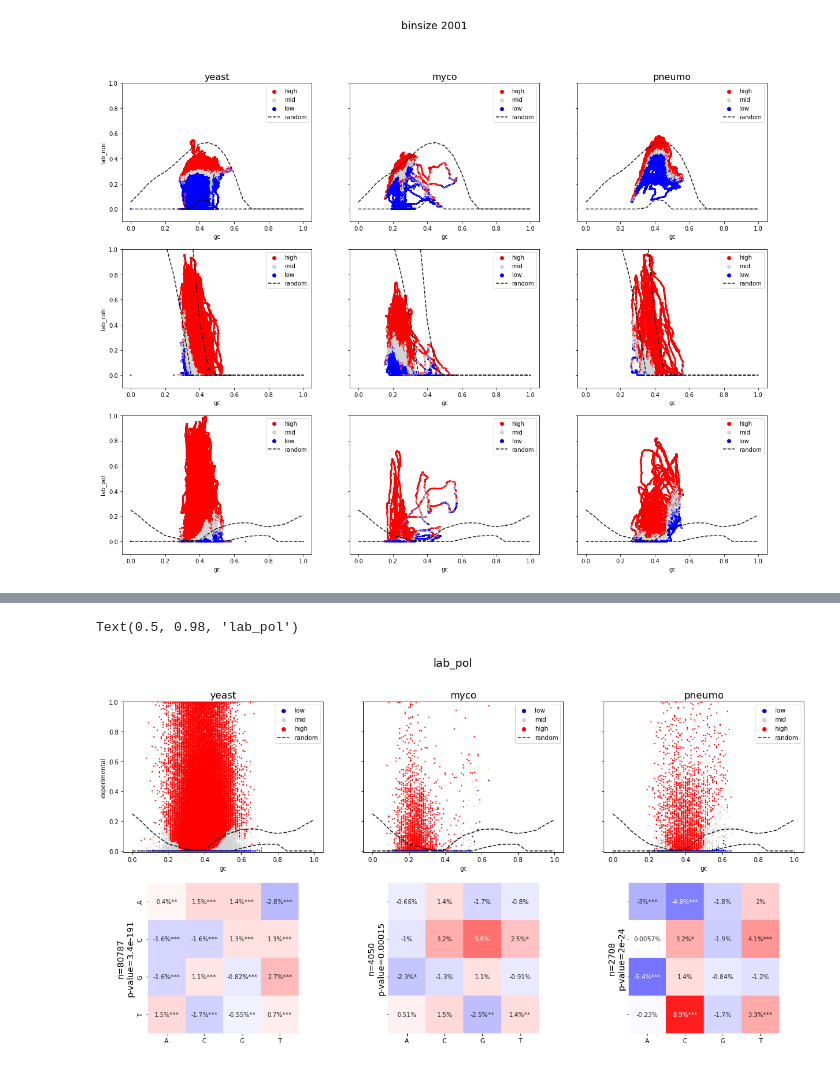
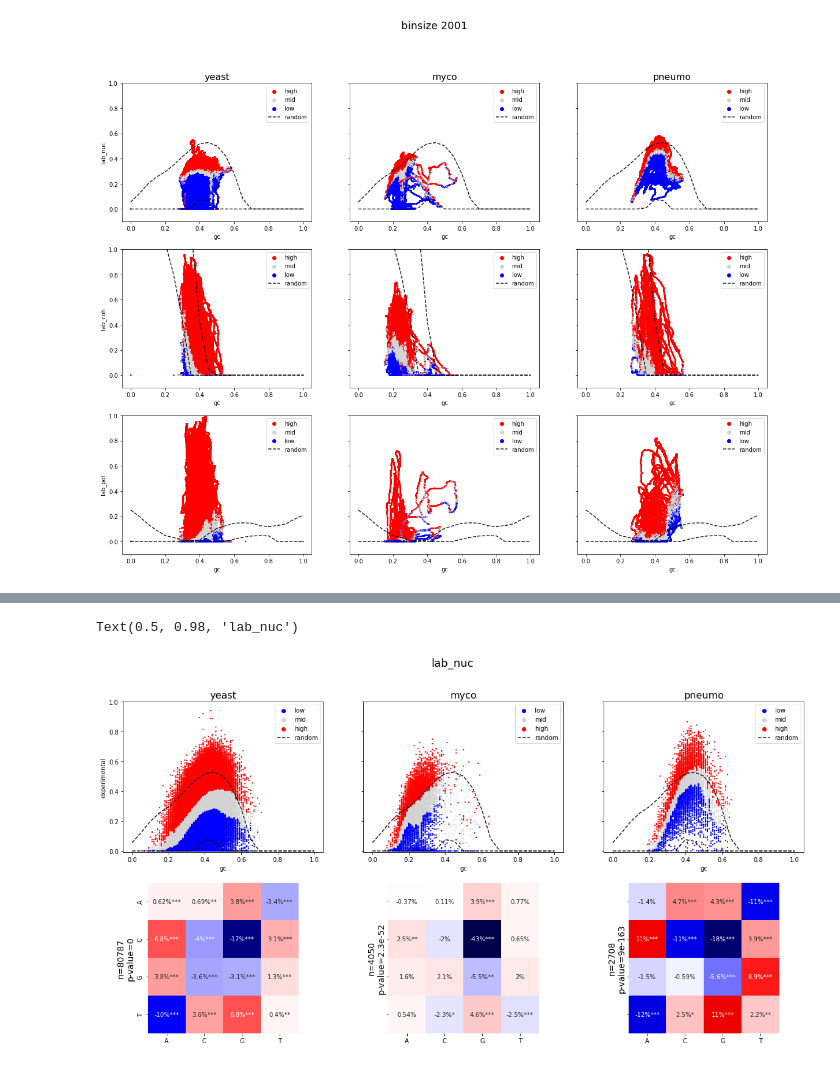
Before and after one commit to Alexwestbrook/mnhn-internship_DeepCNN_ChIP-seq, a Jupyter notebook: Exogenous_yeast.ipynb, the cells around one changed output, grey strips where cells are left out. Cells and saved outputs as stored; diff of their text form; code cells hidden in the pictures.

```diff
--- a/Exogenous_yeast.ipynb
+++ b/Exogenous_yeast.ipynb
@@ -975,0 +1118,22 @@ Text(0.5, 0.98, 'binsize 2001')
+# %%
+binsize = 1
+if binsize == 1:
+    df_list = [sliding_yeast, sliding_myco, sliding_pneu]
+else:
+    df_list = [sliding_yeast_smooth[binsize], sliding_myco_smooth[binsize], sliding_pneu_smooth[binsize]]
+fig, axes = plt.subplots(3, 3, sharey='row', figsize=(20, 15), facecolor='w')
+titles = ['yeast', 'myco', 'pneumo']
+for j, title in enumerate(titles):
+    axes[0, j].set_title(title, fontsize=16)
+for i, annot in enumerate(['lab_nuc', 'lab_coh', 'lab_pol']):
+    for j, df in enumerate(df_list):
+        axes[i, j].hist2d(df[f'pred_{annot[-3:]}_myco'], df[annot], bins=100, range=((0, 1), (0, 1)),
+                          cmap='Blues', norm=mpl.colors.LogNorm())
+        axes[i, j].set_xlabel(f'pred_{annot[-3:]}_myco')
+    axes[i, 0].set_ylabel(annot)
+    # if annot in ['lab_nuc', 'lab_coh']:
+    #     axes[i, 0].set_ylim(top=0.4)
+    #     axes[i, 0].set_ylim(bottom=-0.01)
+    # else:
+    axes[i, 0].set_ylim(bottom=-0.1, top=1)
+fig.suptitle(f'binsize {binsize}', fontsize=18)
@@ -1038,3 +1251,7 @@ def window_summary(one_hot, signals, binsize, on, ks=[2, 1], includeN=True):
     for k in ks:
         window_kmers[k] = utils.kmer_counts_by_seq(window_one_hot, k, includeN=includeN)
     return window_df, window_one_hot, window_kmers
+# %%
+one_hots = one_hots_myco
+one_hots.update(one_hots_pneu)
+list(one_hots.keys())
@@ -1043,18 +1278,20 @@ binsize = 100
 ks = [2, 1] # [] #
 signals_lab = {
     'lab_nuc': labels_nuc,
-    'lab_coh': labels_coh_log,
-    'lab_pol': labels_pol_log,
+    'lab_coh': labels_coh,
+    'lab_pol': labels_pol,
 }
 window_yeast, window_one_hot_yeast, window_kmers_yeast = window_summary(one_hots_yeast, signals_lab, binsize, 'yeast', ks=ks, includeN=False)
 window_myco, window_one_hot_myco, window_kmers_myco = window_summary(one_hot_myco, signals_lab, binsize, 'Mmmyco', ks=ks, includeN=False)
 window_pneu, window_one_hot_pneu, window_kmers_pneu = window_summary(one_hot_pneu, signals_lab, binsize, 'Mpneumo', ks=ks, includeN=False)
+window_full, window_one_hot_full, window_kmers_full = window_summary(one_hots, signals_lab, binsize, 'yeast', ks=ks, includeN=False)
 # %%
 div = 3
 seps = np.array(['discarded', 'low', 'high', 'mid'])
 window_yeast_seps = {}
 window_myco_seps = {}
 window_pneu_seps = {}
+window_full_seps = {}
 for part1 in ['lab']:
     for part2 in ['nuc', 'coh', 'pol']:
         annot = f'{part1}_{part2}'
@@ -1072,16 +1309,21 @@ for part1 in ['lab']:
         low_mask, mid_mask, high_mask = seperate_3(window_pneu['gc'].to_numpy(), window_pneu[annot].to_numpy())
         window_pneu_seps[f'sep_{annot}'] = seps[3*mid_mask.astype(int) + 2*high_mask.astype(int) + low_mask.astype(int)]
 
+        window_full_seps[f'sep_{annot}'] = np.array(['discarded']*len(window_full))
+        low_mask, mid_mask, high_mask = seperate_3(window_full['gc'].to_numpy(), window_full[annot].to_numpy())
+        window_full_seps[f'sep_{annot}'] = seps[3*mid_mask.astype(int) + 2*high_mask.astype(int) + low_mask.astype(int)]
 try:
     window_yeast = window_yeast.join(pd.DataFrame(window_yeast_seps))
     window_myco = window_myco.join(pd.DataFrame(window_myco_seps))
     window_pneu = window_pneu.join(pd.DataFrame(window_pneu_seps))
+    window_full = window_full.join(pd.DataFrame(window_full_seps))
 except ValueError:
     window_yeast.loc[:, list(window_yeast_seps.keys())] = pd.DataFrame(window_yeast_seps)
     window_myco.loc[:, list(window_myco_seps.keys())] = pd.DataFrame(window_myco_seps)
     window_pneu.loc[:, list(window_pneu_seps.keys())] = pd.DataFrame(window_pneu_seps)
+    window_full.loc[:, list(window_full_seps.keys())] = pd.DataFrame(window_full_seps)
 # %%
-annot = 'lab_pol'
+annot = 'lab_nuc'
 k = 2
 stars_thres = np.array([0.05, 1e-2, 1e-3, -1]).reshape(1, -1)
 fig, axes = plt.subplots(2, 3, sharey='row', figsize=(20, 10), facecolor='w')
@@ -1109,32 +1351,32 @@ for j, (window_df, window_one_hot) in enumerate([(window_yeast, window_one_hot_y
 
     low_mask = window_df.loc[:, f'sep_{annot}'] == 'low'
     high_mask = window_df.loc[:, f'sep_{annot}'] == 'high'
     df_low = utils.kmer_counts(window_one_hot[low_mask], k, includeN=False)
     df_high = utils.kmer_counts(window_one_hot[high_mask], k, includeN=False)
     df_pvals = pd.Series(
         0.,
         index=df_low.index)
     for kmer in df_low.index:
         df_pvals.loc[kmer] = scipy.stats.chi2_contingency(
             [[df_high.loc[kmer], df_high.loc[df_high.index!=kmer].sum()],
              [df_low.loc[kmer], df_low.loc[df_low.index!=kmer].sum()]]
         )[1]
     global_pval = scipy.stats.chi2_contingency(pd.concat([df_high, df_low], axis=1))[1]
     df_pvals2D = df_pvals.sort_index()
 
     df_percdiff = (df_high - df_low) / (df_high + df_low) * 200
     df_percdiff2D = df_percdiff.sort_index()
 
     stars = np.argmax(df_pvals2D.to_numpy().reshape(16, 1) > stars_thres, axis=1)
     annotation = np.array([f"{format(v, '.2g')}%" + "*"*s for v, s in zip(df_percdiff2D.values, stars)]).reshape(4, 4)
     sns.heatmap(df_percdiff2D.unstack(), cmap='seismic', annot=annotation, fmt='', ax=axes[1, j], center=0, vmax=20, cbar=False, square=True)
     lab = (f'n={low_mask.sum()}\n'
            f'p-value={format(global_pval, ".2g")}')
     axes[1, j].set_ylabel(lab, fontsize=14)
 
 axes[0, 1].set_ylim(bottom=-0.01, top=1)
 axes[0, 0].set_ylabel('experimental')
 fig.suptitle(annot, fontsize=18)
 # %% [output]
-Text(0.5, 0.98, 'lab_pol')
+Text(0.5, 0.98, 'lab_nuc')
-[figure, old version]
+[figure, new version]
```
Also changed, not shown: parts of 24 cells of this notebook, 2 other files.
